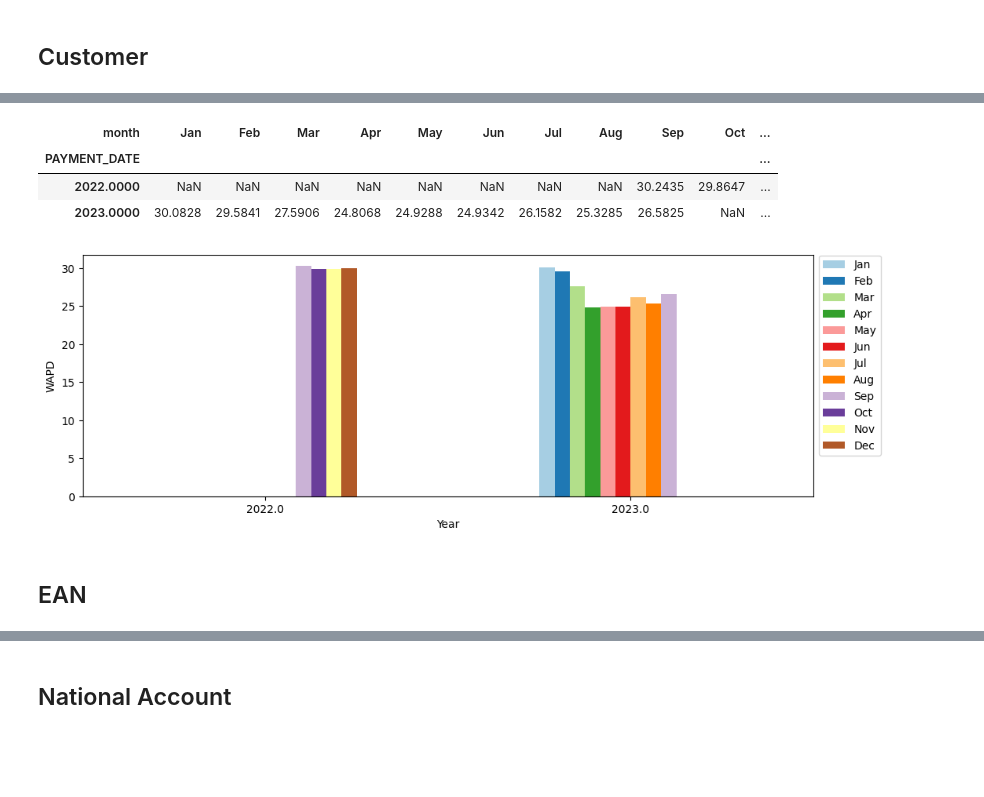
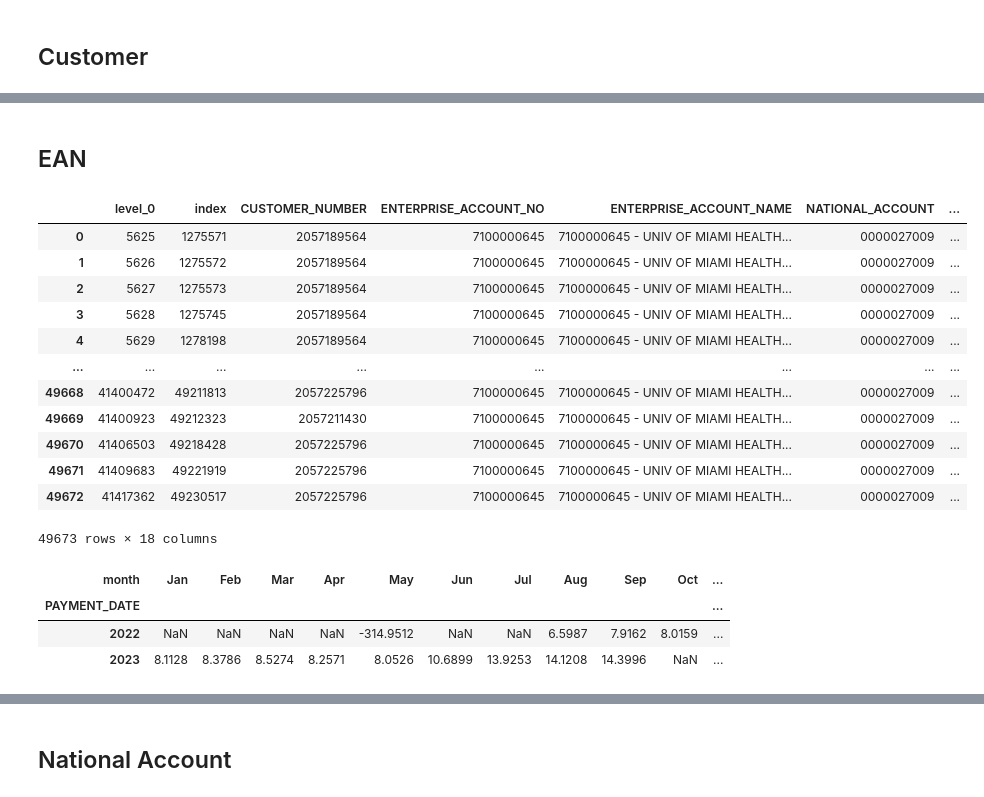
Before and after one commit to cah-madison-johnson/treasure_chest, a Jupyter notebook: WADTP/WADTP.ipynb, the cells around one changed output, grey strips where cells are left out. Drawn from its saved outputs; the diff is of its cells as text; code cells hidden in the pictures; blank space fills up the shorter version.

```diff
--- a/WADTP/WADTP.ipynb
+++ b/WADTP/WADTP.ipynb
@@ -111,9 +120,23 @@ def search_customer(CUSTOMER_NUMBER):
     return CUSTOMER_df
 # %%
-def search_EAN(ENTERPRISE_ACCOUNT_NAME):
-    None
+def search_EAN(ENTERPRISE_ACCOUNT_NO):
+    CUSTOMER_df=df.query('ENTERPRISE_ACCOUNT_NO == @ENTERPRISE_ACCOUNT_NO')
+    CUSTOMER_df.reset_index(inplace = True)
+
+
+    CUSTOMER_df['AMOUNT_IN_LOCAL_CURRENCY']=CUSTOMER_df['AMOUNT_IN_LOCAL_CURRENCY'].apply(lambda x: float(x))
+#     Sub Payment Date from Invoice Date
+    CUSTOMER_df['Sub Payment Date from Invoice Date']=(CUSTOMER_df['PAYMENT_DATE']-CUSTOMER_df['DOCUMENT_DATE_IN_DOCUMENT']).dt.days
+#     Weighted Invoice Value
+    CUSTOMER_df['Weighted Invoice Value']= CUSTOMER_df['Sub Payment Date from Invoice Date']*CUSTOMER_df['AMOUNT_IN_LOCAL_CURRENCY']
+# WAPD
+    import datetime
+    current = pd.to_datetime(CUSTOMER_df['PAYMENT_DATE'])
+    CUSTOMER_df['90_days_ago']= current - pd.to_timedelta('90 days')
+    CUSTOMER_df = calc_WAPD(CUSTOMER_df)
+    return CUSTOMER_df
 # %%
-def search_EAN(ENTERPRISE_ACCOUNT_NAME):
+def search_NAT(NATIONAL_ACCOUNT):
     None
 # %% [markdown]
 # **********************************************************************************************************
@@ -204,17 +177,29 @@ CONVERSIO_HEALTH_df['month'] = CONVERSIO_HEALTH_df['PAYMENT_DATE'].dt.strftime('
 # %%
-year_order = ['Jan','Feb','Mar','Apr','May','Jun','Jul','Aug','Sep','Oct','Nov','Dec']
-dfp = pd.pivot_table(data=CONVERSIO_HEALTH_df, index=[CONVERSIO_HEALTH_df.PAYMENT_DATE.dt.year], columns='month', values='WAPD')
-dfp = dfp.reindex(year_order, axis=1)
-dfp
+# year_order = ['Jan','Feb','Mar','Apr','May','Jun','Jul','Aug','Sep','Oct','Nov','Dec']
+# dfp = pd.pivot_table(data=CONVERSIO_HEALTH_df, index=[CONVERSIO_HEALTH_df.PAYMENT_DATE.dt.year], columns='month', values='WAPD')
+# dfp = dfp.reindex(year_order, axis=1)
+# dfp
-# %% [output]
-| month | Jan | Feb | Mar | Apr | May | Jun | Jul | Aug | Sep | Oct | ... |
-| PAYMENT_DATE |  |  |  |  |  |  |  |  |  |  | ... |
-| 2022.0000 | NaN | NaN | NaN | NaN | NaN | NaN | NaN | NaN | 30.2435 | 29.8647 | ... |
-| 2023.0000 | 30.0828 | 29.5841 | 27.5906 | 24.8068 | 24.9288 | 24.9342 | 26.1582 | 25.3285 | 26.5825 | NaN | ... |
 # %%
-ax = dfp.plot(kind='bar', figsize=(12, 4), ylabel='WAPD', xlabel='Year', rot=0,colormap='Paired')
-_ = ax.legend(bbox_to_anchor=(1, 1.02), loc='upper left')
+# ax = dfp.plot(kind='bar', figsize=(12, 4), ylabel='WAPD', xlabel='Year', rot=0,colormap='Paired')
+# _ = ax.legend(bbox_to_anchor=(1, 1.02), loc='upper left')
-# %% [output]
-[figure, removed]
 # %% [markdown]
 ## EAN
+# %%
+EAN = "7100000645"
+s = search_EAN(EAN)
+# %%
+s
+# %% [output]
+|  | level_0 | index | CUSTOMER_NUMBER | ENTERPRISE_ACCOUNT_NO | ENTERPRISE_ACCOUNT_NAME | NATIONAL_ACCOUNT | ... |
+| 0 | 5625 | 1275571 | 2057189564 | 7100000645 | 7100000645 - UNIV OF MIAMI HEALTH... | 0000027009 | ... |
+| 1 | 5626 | 1275572 | 2057189564 | 7100000645 | 7100000645 - UNIV OF MIAMI HEALTH... | 0000027009 | ... |
+| 2 | 5627 | 1275573 | 2057189564 | 7100000645 | 7100000645 - UNIV OF MIAMI HEALTH... | 0000027009 | ... |
+| 3 | 5628 | 1275745 | 2057189564 | 7100000645 | 7100000645 - UNIV OF MIAMI HEALTH... | 0000027009 | ... |
+| 4 | 5629 | 1278198 | 2057189564 | 7100000645 | 7100000645 - UNIV OF MIAMI HEALTH... | 0000027009 | ... |
+| ... | ... | ... | ... | ... | ... | ... | ... |
+| 49668 | 41400472 | 49211813 | 2057225796 | 7100000645 | 7100000645 - UNIV OF MIAMI HEALTH... | 0000027009 | ... |
+| 49669 | 41400923 | 49212323 | 2057211430 | 7100000645 | 7100000645 - UNIV OF MIAMI HEALTH... | 0000027009 | ... |
+| 49670 | 41406503 | 49218428 | 2057225796 | 7100000645 | 7100000645 - UNIV OF MIAMI HEALTH... | 0000027009 | ... |
+| 49671 | 41409683 | 49221919 | 2057225796 | 7100000645 | 7100000645 - UNIV OF MIAMI HEALTH... | 0000027009 | ... |
+| 49672 | 41417362 | 49230517 | 2057225796 | 7100000645 | 7100000645 - UNIV OF MIAMI HEALTH... | 0000027009 | ... |
+49673 rows × 18 columns
@@ -220,0 +208,10 @@ _ = ax.legend(bbox_to_anchor=(1, 1.02), loc='upper left')
+# %%
+year_order = ['Jan','Feb','Mar','Apr','May','Jun','Jul','Aug','Sep','Oct','Nov','Dec']
+dfp = pd.pivot_table(data=s, index=[s.PAYMENT_DATE.dt.year], columns='month', values='WAPD')
+dfp = dfp.reindex(year_order, axis=1)
+dfp
+# %% [output]
+| month | Jan | Feb | Mar | Apr | May | Jun | Jul | Aug | Sep | Oct | ... |
+| PAYMENT_DATE |  |  |  |  |  |  |  |  |  |  | ... |
+| 2022 | NaN | NaN | NaN | NaN | -314.9512 | NaN | NaN | 6.5987 | 7.9162 | 8.0159 | ... |
+| 2023 | 8.1128 | 8.3786 | 8.5274 | 8.2571 | 8.0526 | 10.6899 | 13.9253 | 14.1208 | 14.3996 | NaN | ... |
```
Also changed, not shown: parts of 33 cells of this notebook.
